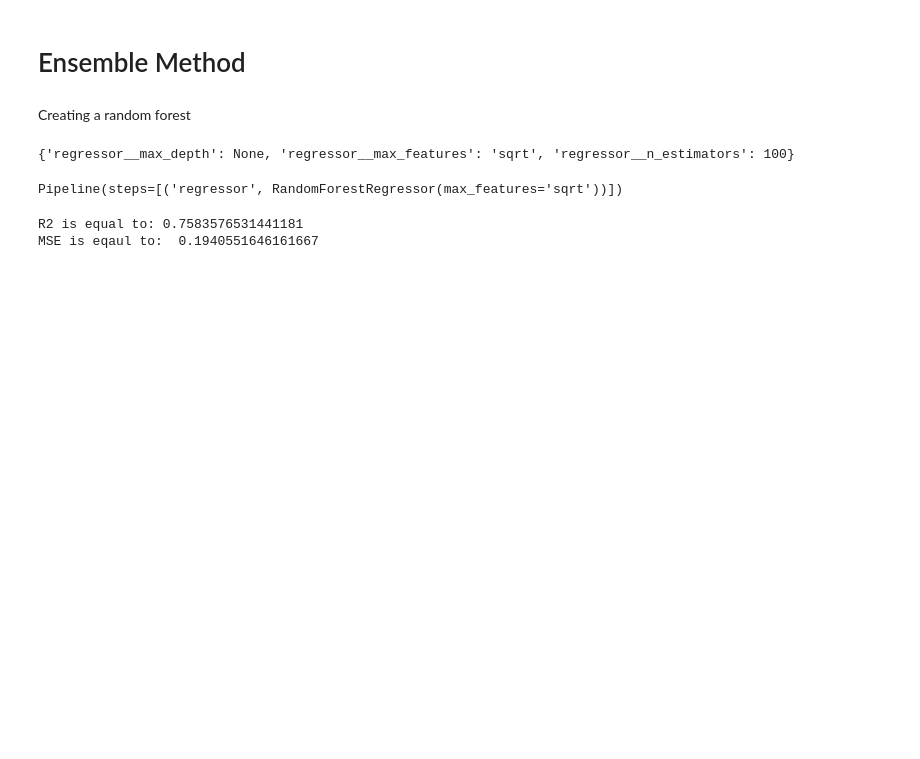
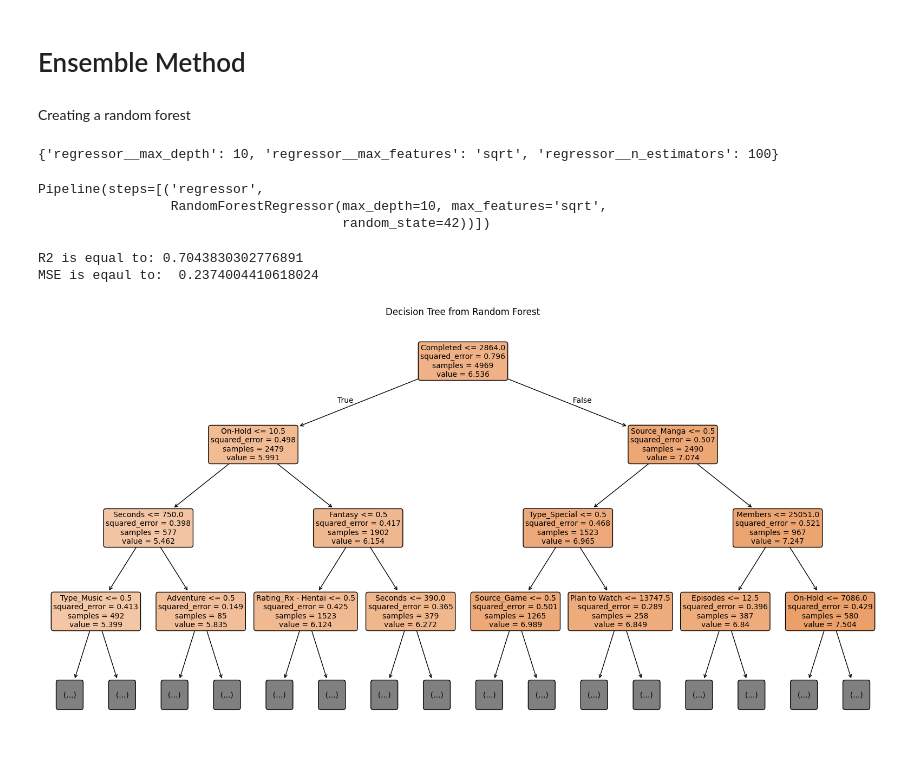
Before and after one commit to RyanErm/ML4021_FinalProject, a Jupyter notebook: notebooks/ensemble.ipynb, the cells around one changed output. Drawn from its saved outputs; the diff is of its cells as text; code cells hidden in the pictures; blank space fills up the shorter version.

Commit message:
Working on trees"

```diff
--- a/notebooks/ensemble.ipynb
+++ b/notebooks/ensemble.ipynb
@@ -25,13 +27,13 @@ pipeline_regressor = Pipeline([
 ])
 # %%
 #create a parameter table
-parameter_grid_regressor = {"regressor__n_estimators": [5, 20, 100], "regressor__max_depth": [2, 5, None], "regressor__max_features": ['sqrt', 'log2']}
+parameter_grid_regressor = {"regressor__n_estimators": [5, 20, 100], "regressor__max_depth": [2, 5, 10], "regressor__max_features": ['sqrt', 'log2']}
 #find best parameter
 grid_search_ridge = GridSearchCV(pipeline_regressor, parameter_grid_regressor)
 grid_search_ridge.fit(X_train_rf, y_train_rf.values.ravel())
 print(grid_search_ridge.best_params_)
 # %% [output]
-{'regressor__max_depth': None, 'regressor__max_features': 'sqrt', 'regressor__n_estimators': 100}
+{'regressor__max_depth': 10, 'regressor__max_features': 'sqrt', 'regressor__n_estimators': 100}
 # %%
 #grab all the optimal parameters
 best_estimators = grid_search_ridge.best_params_["regressor__n_estimators"]
@@ -46,7 +48,9 @@ pipeline_regressor_improved = Pipeline([
 #fit the pipeline again with the optimized parameters
 pipeline_regressor_improved.fit(X_train_rf, y_train_rf.values.ravel())
 # %% [output]
-Pipeline(steps=[('regressor', RandomForestRegressor(max_features='sqrt'))])
+Pipeline(steps=[('regressor',
+                 RandomForestRegressor(max_depth=10, max_features='sqrt',
+                                       random_state=42))])
 # %%
 #make predictions
 y_pred = pipeline_regressor_improved.predict(X_test_rf)
@@ -58,5 +62,17 @@ print("R2 is equal to:", r2)
 MSE = mean_squared_error(y_test_rf, y_pred)
 print("MSE is eqaul to: ", MSE)
 # %% [output]
-R2 is equal to: 0.7583576531441181
-MSE is eqaul to:  0.1940551646161667
+R2 is equal to: 0.7043830302776891
+MSE is eqaul to:  0.2374004410618024
+# %%
+#visualize one of the trees
+rf = pipeline_regressor_improved.named_steps["regressor"]
+tree_plot = rf.estimators_[0]
+cols = X_train.columns
+
+plt.figure(figsize=(20, 10))
+plot_tree(tree_plot, feature_names=cols, filled=True, rounded=True, fontsize=10, max_depth = 3)
+plt.title("Decision Tree from Random Forest")
+plt.show()
+# %% [output]
+[figure, added]
```
Also changed, not shown: parts of 3 cells of this notebook.
